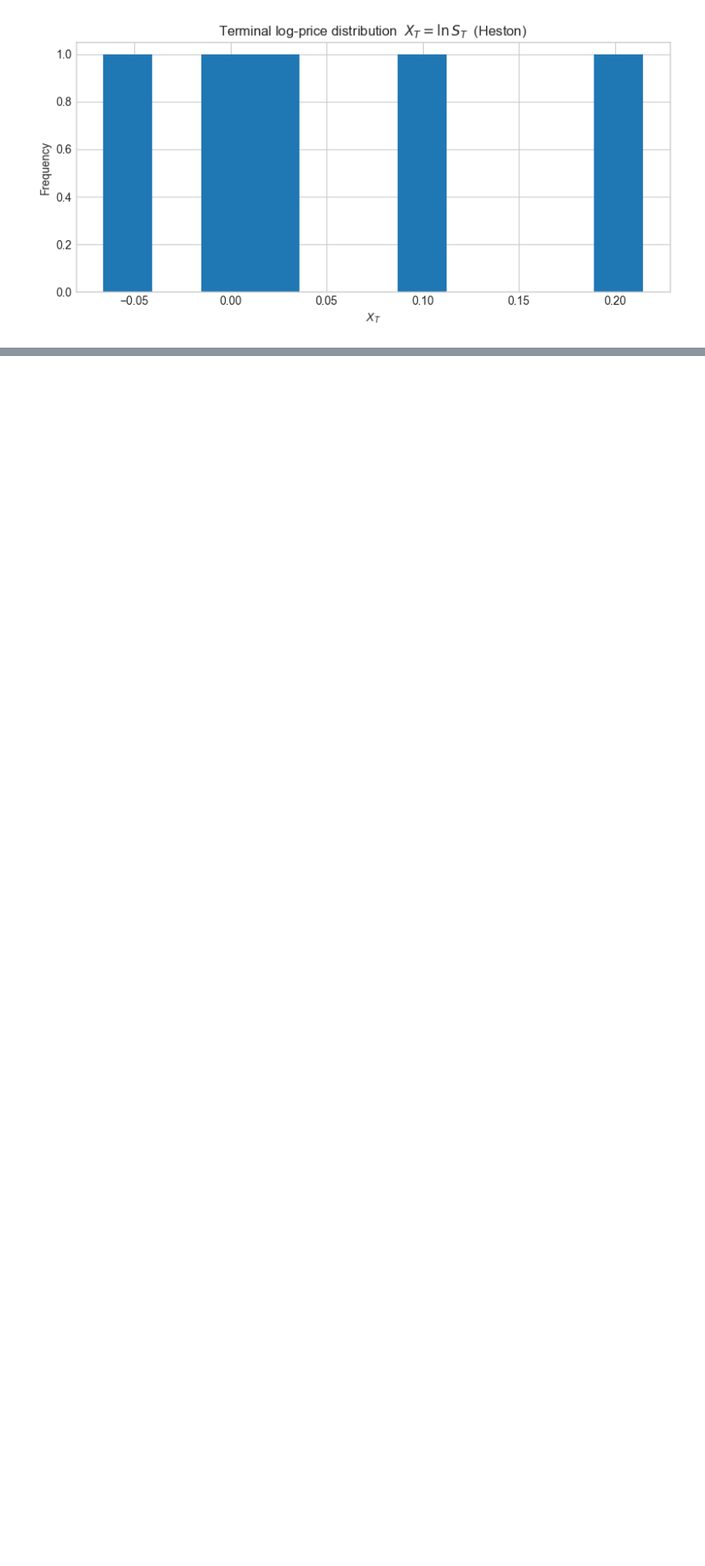
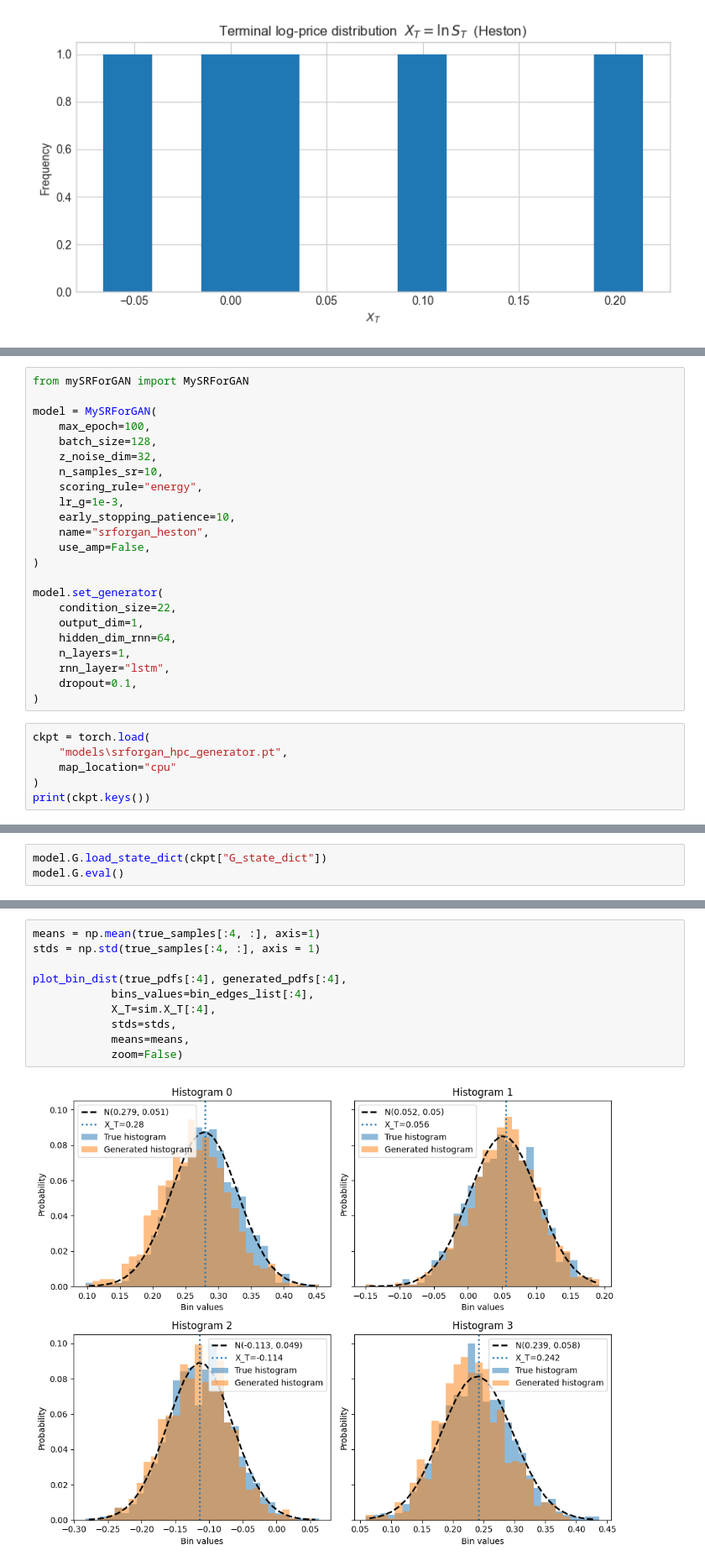
Before and after one commit to matteorofrano/CGAN-for-probability-distribution-generation, a Jupyter notebook: tests.ipynb, the cells around one changed output, grey strips where cells are left out. Shown at 84% size. Saved outputs shown, nothing was run; the diff lists cells and outputs as text; blank space fills up the shorter version.

```diff
--- a/tests.ipynb
+++ b/tests.ipynb
@@ -2218,0 +2255,29 @@ Saved → frfft_bs_residuals.png
+# %%
+from mySRForGAN import MySRForGAN
+
+model = MySRForGAN(
+    max_epoch=100,
+    batch_size=128,
+    z_noise_dim=32,
+    n_samples_sr=10,
+    scoring_rule="energy",
+    lr_g=1e-3,
+    early_stopping_patience=10,
+    name="srforgan_heston",
+    use_amp=False,
+)
+
+model.set_generator(
+    condition_size=22,
+    output_dim=1,
+    hidden_dim_rnn=64,
+    n_layers=1,
+    rnn_layer="lstm",
+    dropout=0.1,
+)
+# %%
+ckpt = torch.load(
+    "models\srforgan_hpc_generator.pt",
+    map_location="cpu"
+)
+print(ckpt.keys())
@@ -2218,0 +2286,3 @@ Saved → frfft_bs_residuals.png
+# %%
+model.G.load_state_dict(ckpt["G_state_dict"])
+model.G.eval()
@@ -2218,0 +2388,12 @@ Saved → frfft_bs_residuals.png
+# %%
+means = np.mean(true_samples[:4, :], axis=1)
+stds = np.std(true_samples[:4, :], axis = 1)
+
+plot_bin_dist(true_pdfs[:4], generated_pdfs[:4],
+            bins_values=bin_edges_list[:4],
+            X_T=sim.X_T[:4],
+            stds=stds,
+            means=means,
+            zoom=False)
+# %% [output]
+[figure, added]
```
Also changed, not shown: parts of 6 cells of this notebook, 8 other files.
